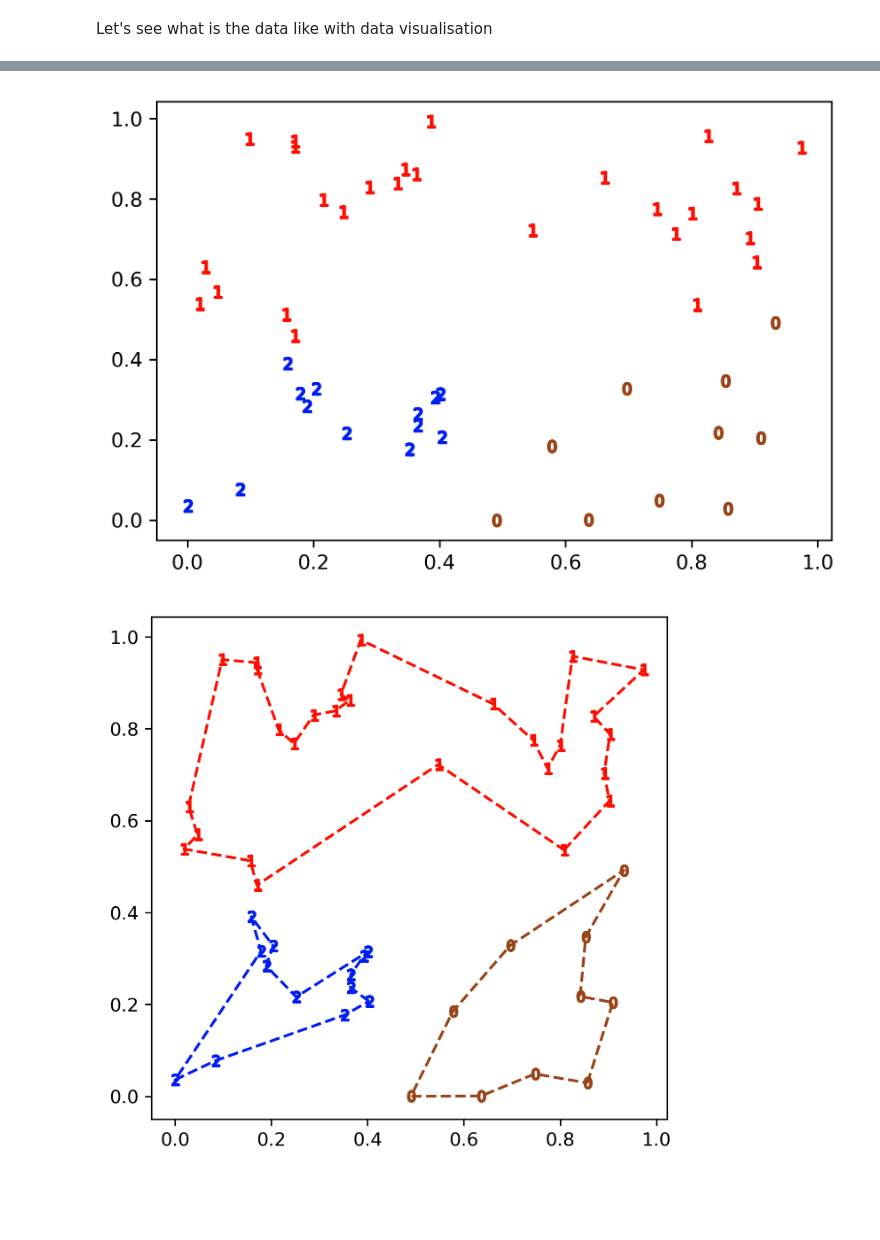
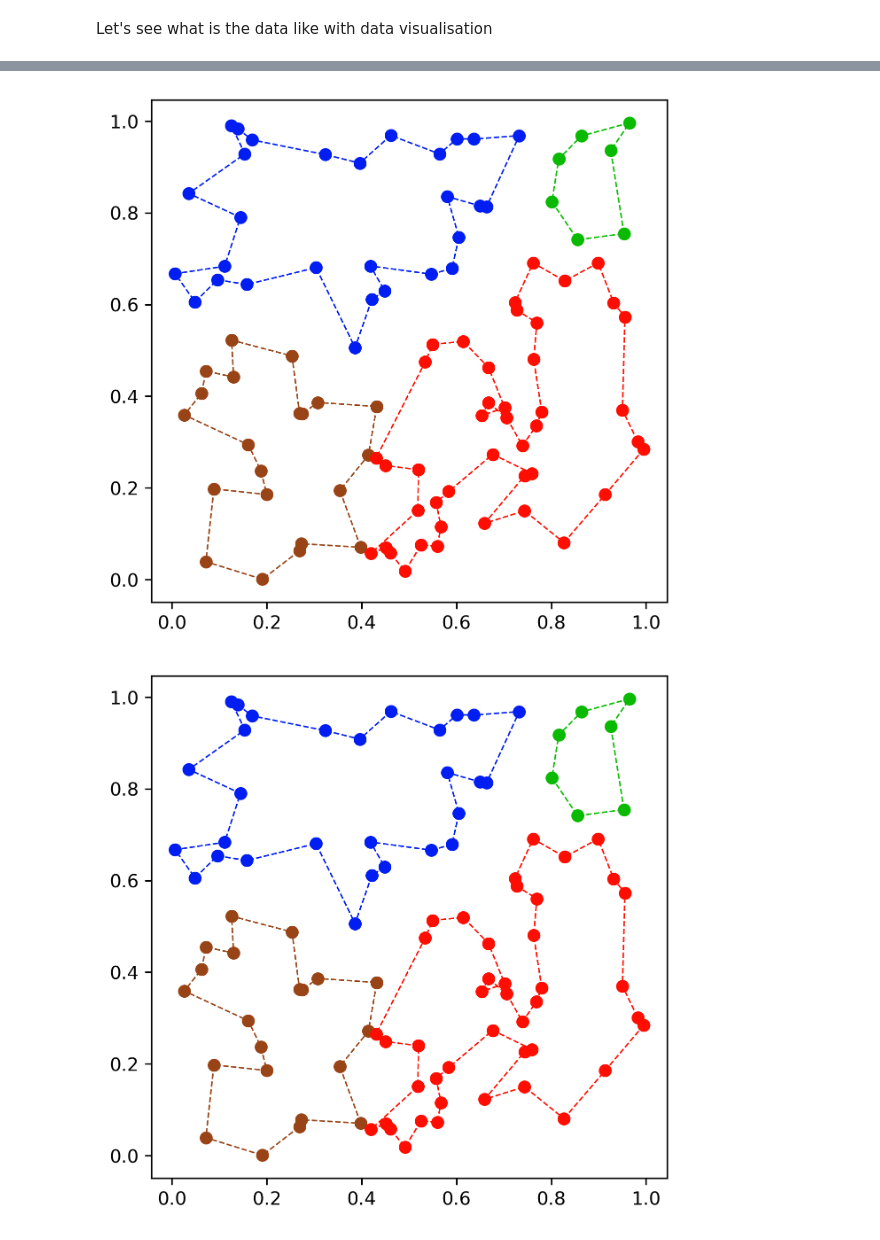
Before and after one commit to ma-shangao/rl_waypoint_mrta, a Jupyter notebook: eval_sample.ipynb, the cells around one changed output, grey strips where cells are left out. Cells and saved outputs as stored; diff of their text form; code cells hidden in the pictures; blank space fills up the shorter version.

```diff
--- a/eval_sample.ipynb
+++ b/eval_sample.ipynb
@@ -88,3 +103,7 @@ x = torch.rand([1, 100, 2])
+# %%
+x = np.load('./tmp/platforms.npy')
+x = np.expand_dims(x, 0)
+x = torch.from_numpy(x)
 # %% [markdown]
 Let's see what is the data like with data visualisation
 # %%
@@ -98,6 +117,8 @@ a, logits, log_sample = model(x)
 
 pi, c_d, c_d_origin, degeneration_flag = cluster_tsp_solver(args.clusters_num, m=0, a=a, x=x, degeneration_penalty=10.0)
 # %%
-plot_the_clustering_2d_with_cycle(args.clusters_num, a[0], x[0], 'show')
+plot_the_clustering_2d_with_cycle(args.clusters_num, a[0], x[0], pi, showcase_mode='show')
+plot_the_clustering_2d_with_cycle(args.clusters_num, a[0], x[0], pi, showcase_mode='save', save_path='/Users/masong')
 # %% [output]
-[figure, old version]
+[figure, new version]
+[figure, added]
@@ -106,4 +124,0 @@ ind_c = np.squeeze(np.argwhere(a == 1))
-# %%
-plot_the_clustering_2d_with_cycle(args.clusters_num, a[0], x[0], draw_cycle=True, pi=pi, showcase_mode='show')
-# %% [output]
-[figure, removed]
```
Also changed, not shown: parts of 14 cells of this notebook, 1 other file.
